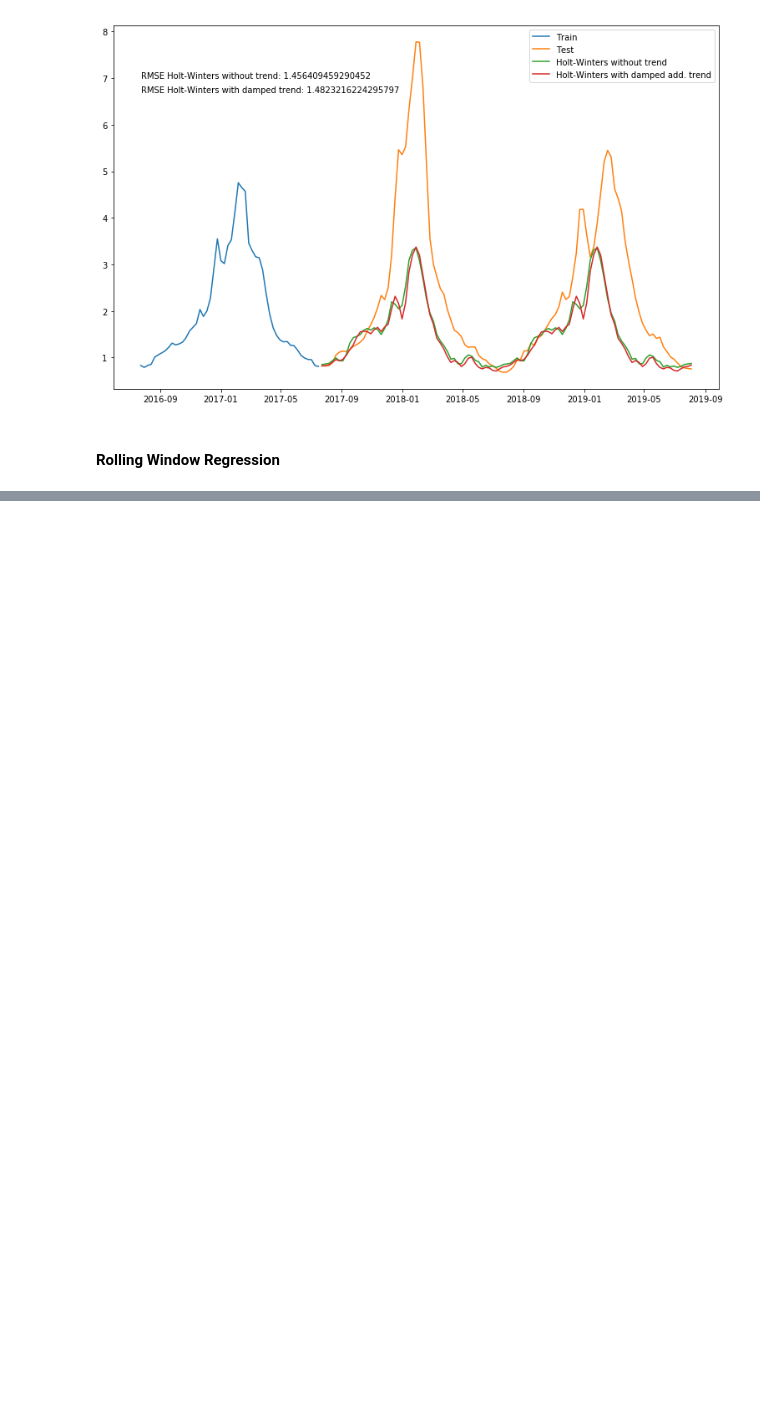
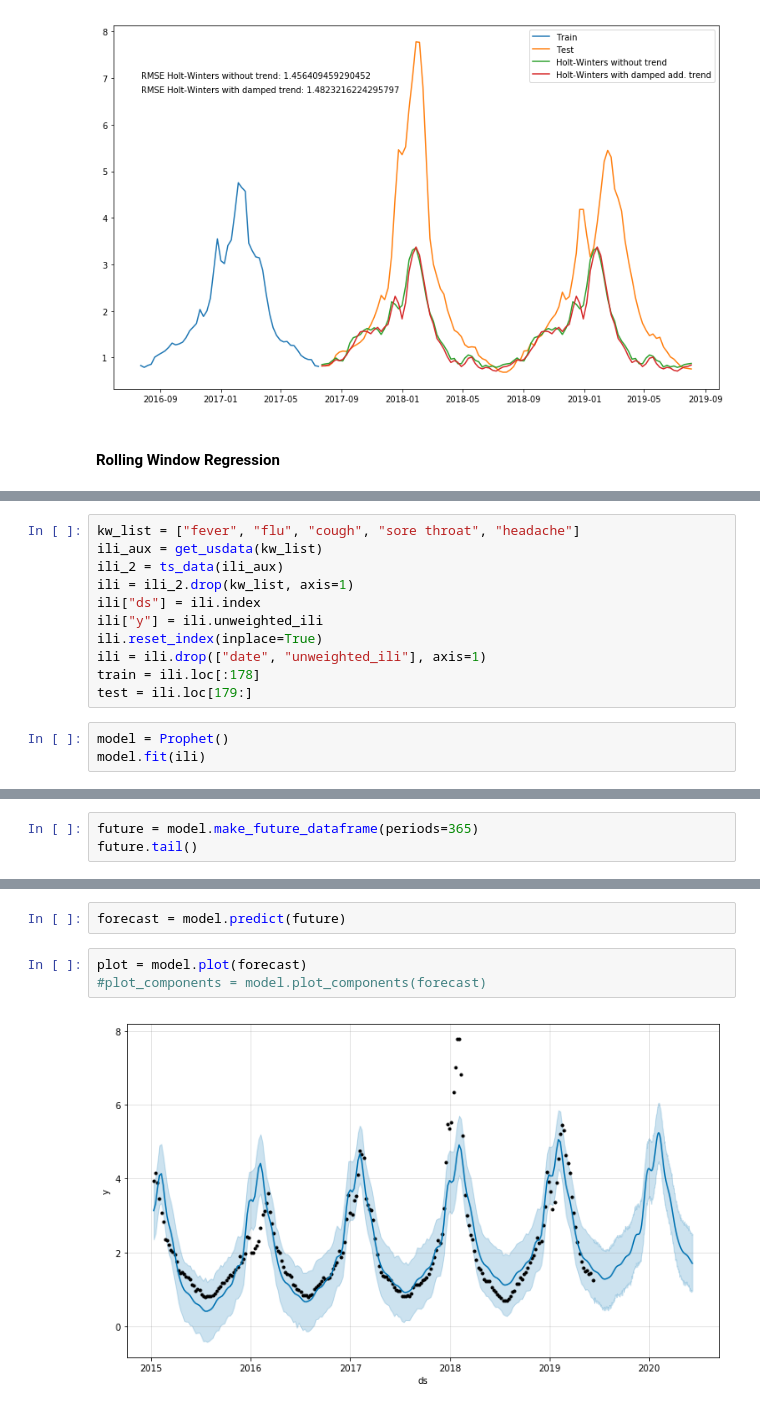
Before and after one commit to tlary/US-ILI-Rates-Forecasting-using-Google-Trends, a Jupyter notebook: master.ipynb, the cells around one changed output, grey strips where cells are left out. Saved outputs shown, nothing was run; the diff lists cells and outputs as text; blank space fills up the shorter version.

```diff
--- a/master.ipynb
+++ b/master.ipynb
@@ -350,0 +369,14 @@ plt.show()
+# %%
+kw_list = ["fever", "flu", "cough", "sore throat", "headache"]
+ili_aux = get_usdata(kw_list)
+ili_2 = ts_data(ili_aux)
+ili = ili_2.drop(kw_list, axis=1)
+ili["ds"] = ili.index
+ili["y"] = ili.unweighted_ili
+ili.reset_index(inplace=True)
+ili = ili.drop(["date", "unweighted_ili"], axis=1)
+train = ili.loc[:178]
+test = ili.loc[179:]
+# %%
+model = Prophet()
+model.fit(ili)
@@ -350,0 +387,3 @@ plt.show()
+# %%
+future = model.make_future_dataframe(periods=365)
+future.tail()
@@ -350,0 +397,7 @@ plt.show()
+# %%
+forecast = model.predict(future)
+# %%
+plot = model.plot(forecast)
+#plot_components = model.plot_components(forecast)
+# %% [output]
+[figure, added]
```
Also changed, not shown: parts of 20 cells of this notebook.
